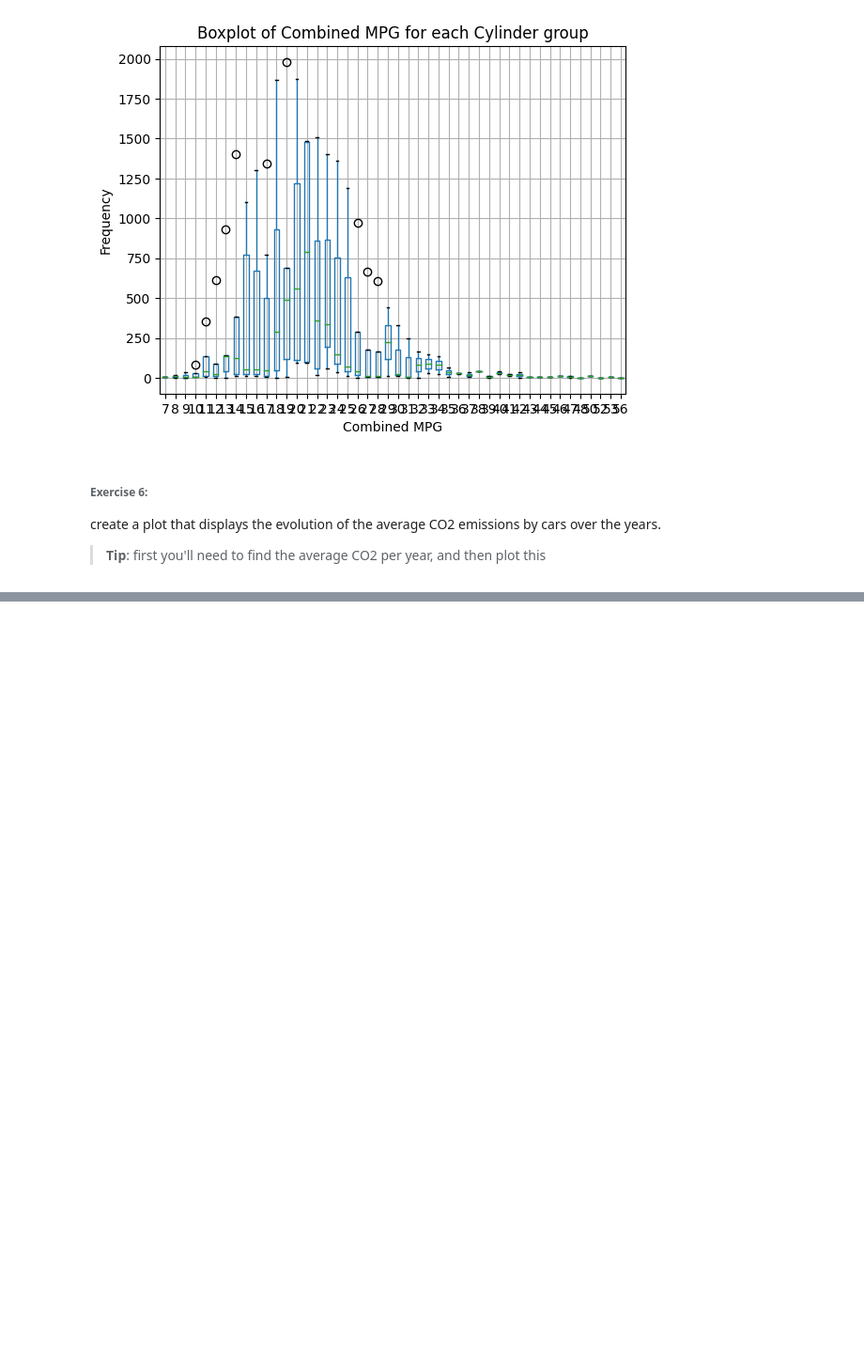
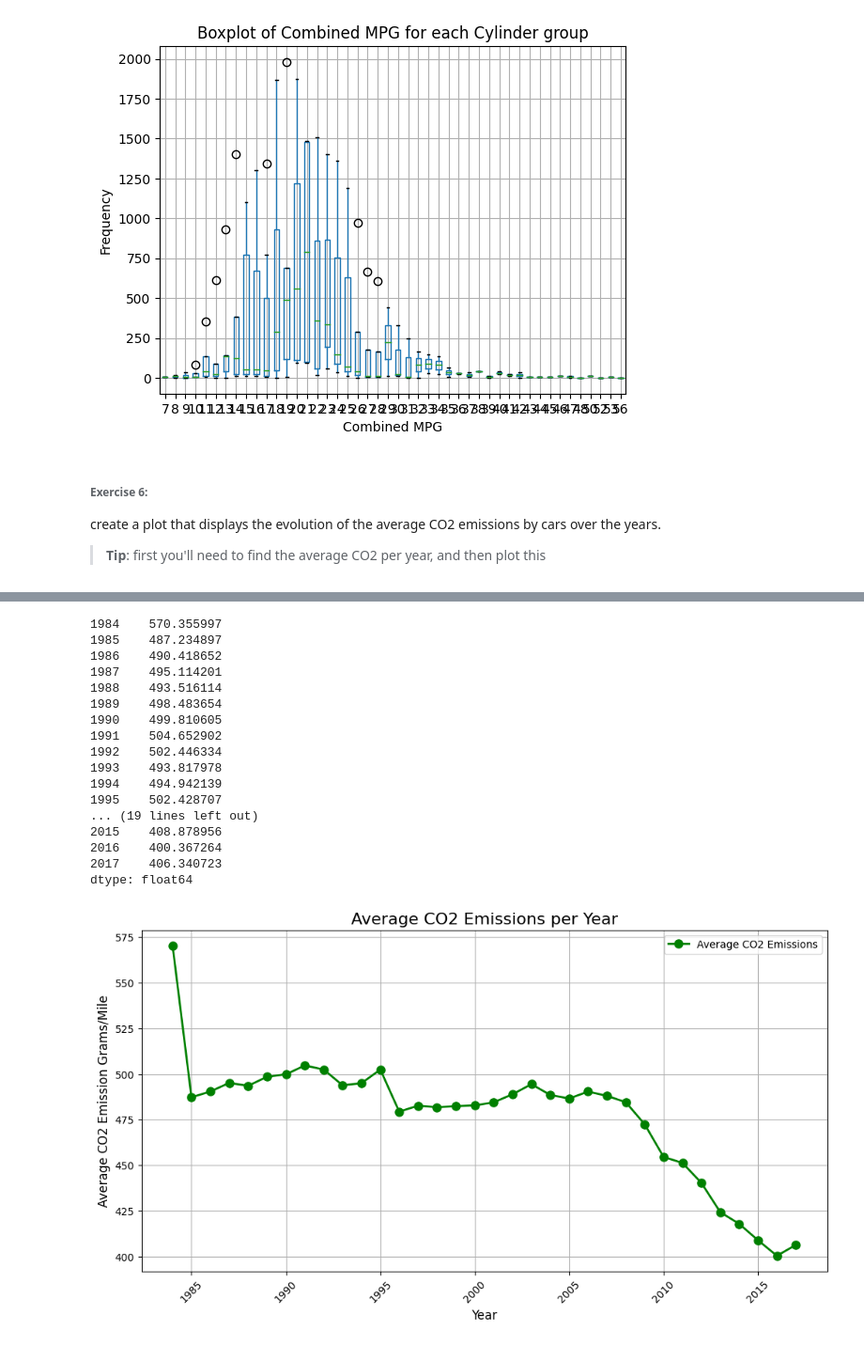
Before and after one commit to PhoenixCC0722/JoinTheGame_Magist, a Jupyter notebook: 12_pandas_plot.ipynb, the cells around one changed output, grey strips where cells are left out. Shown at 94% size. Saved outputs shown, nothing was run; the diff lists cells and outputs as text; code cells hidden in the pictures; blank space fills up the shorter version.

```diff
--- a/12_pandas_plot.ipynb
+++ b/12_pandas_plot.ipynb
@@ -321,0 +294,53 @@ dtype: float64
+# %%
+# sum CO2 Emission per year
+Em_sum = cars.groupby('Year')['CO2 Emission Grams/Mile'].sum()
+#print(Em_sum)
+num_Em = cars['Year'].value_counts()
+avg_Em = Em_sum / num_Em
+print(avg_Em)
+#avg_Em.plot.line()
+# Create a line plot with customized style
+plt.figure(figsize=(12, 6))
+# Plot the line chart with customized style
+avg_Em.plot(color='green', marker='o', linestyle='-', linewidth=2, markersize=8, label='Average CO2 Emissions')
+
+# Add grid lines for better readability
+plt.grid(True)
+
+# Customize x and y axis labels
+plt.xlabel('Year', fontsize=12)
+plt.ylabel('Average CO2 Emission Grams/Mile', fontsize=12)
+
+# Add a title to the plot
+plt.title('Average CO2 Emissions per Year', fontsize=16)
+
+# Add a legend for better understanding
+plt.legend()
+
+# Customize the tick labels on both axes
+plt.xticks(rotation=45)  # Rotate x-axis labels for better readability
+
+# Save the plot as an image file for sharing or further use
+plt.savefig('average_co2_emissions_per_year.png')
+
+# Display the improved line plot
+plt.show()
+# %% [output]
+1984    570.355997
+1985    487.234897
+1986    490.418652
+1987    495.114201
+1988    493.516114
+1989    498.483654
+1990    499.810605
+1991    504.652902
+1992    502.446334
+1993    493.817978
+1994    494.942139
+1995    502.428707
+... (19 lines left out)
+2015    408.878956
+2016    400.367264
+2017    406.340723
+dtype: float64
+[figure, added]
```
Also changed, not shown: parts of 1 cell of this notebook.
